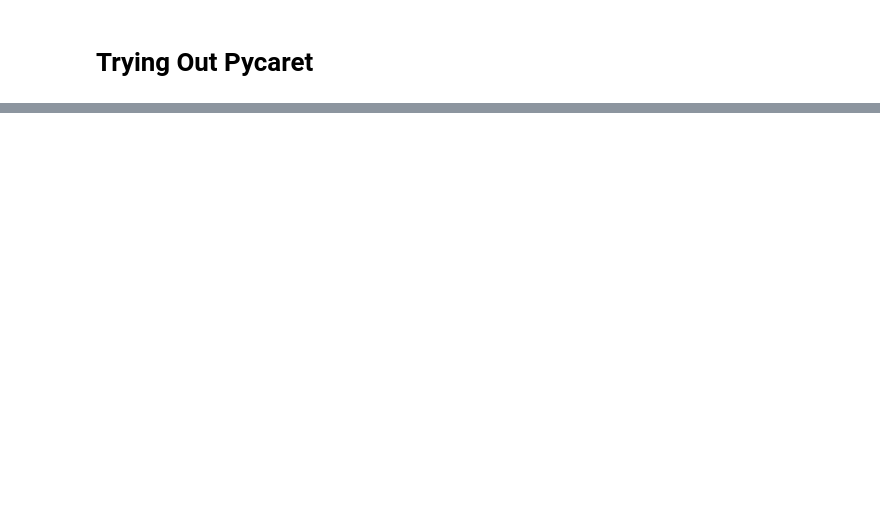
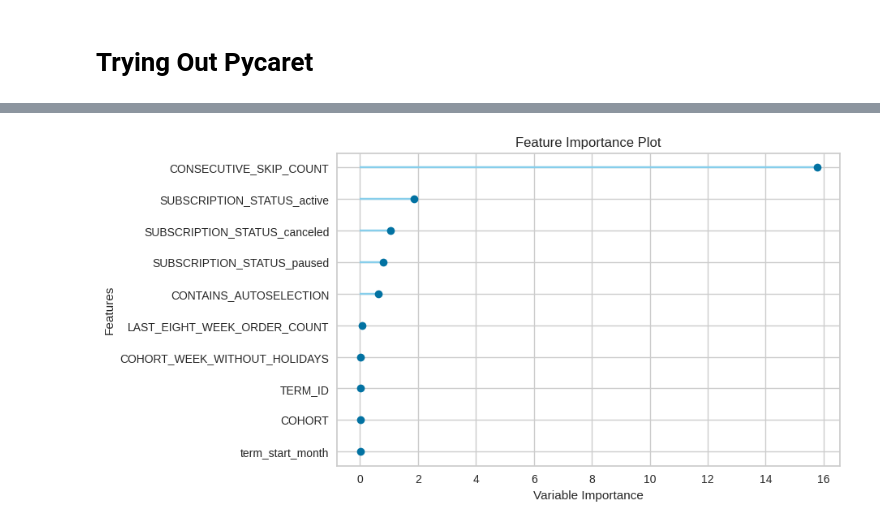
Before and after one commit to mindyng/Take-Homes, a Jupyter notebook: tovala-lead-ba-take-home-challenge.ipynb, the cells around one changed output, grey strips where cells are left out. Saved outputs shown, nothing was run; the diff lists cells and outputs as text; code cells hidden in the pictures; blank space fills up the shorter version.

```diff
--- a/tovala-lead-ba-take-home-challenge.ipynb
+++ b/tovala-lead-ba-take-home-challenge.ipynb
@@ -538,0 +618,4 @@ cts_cols2.head()
+# %%
+# Feature Importance Plot
+plot_model(tuned_best_model, plot = 'feature')
+# %% [output]
@@ -538,0 +623 @@ cts_cols2.head()
+[figure, added]
```
Also changed, not shown: parts of 16 cells of this notebook.
